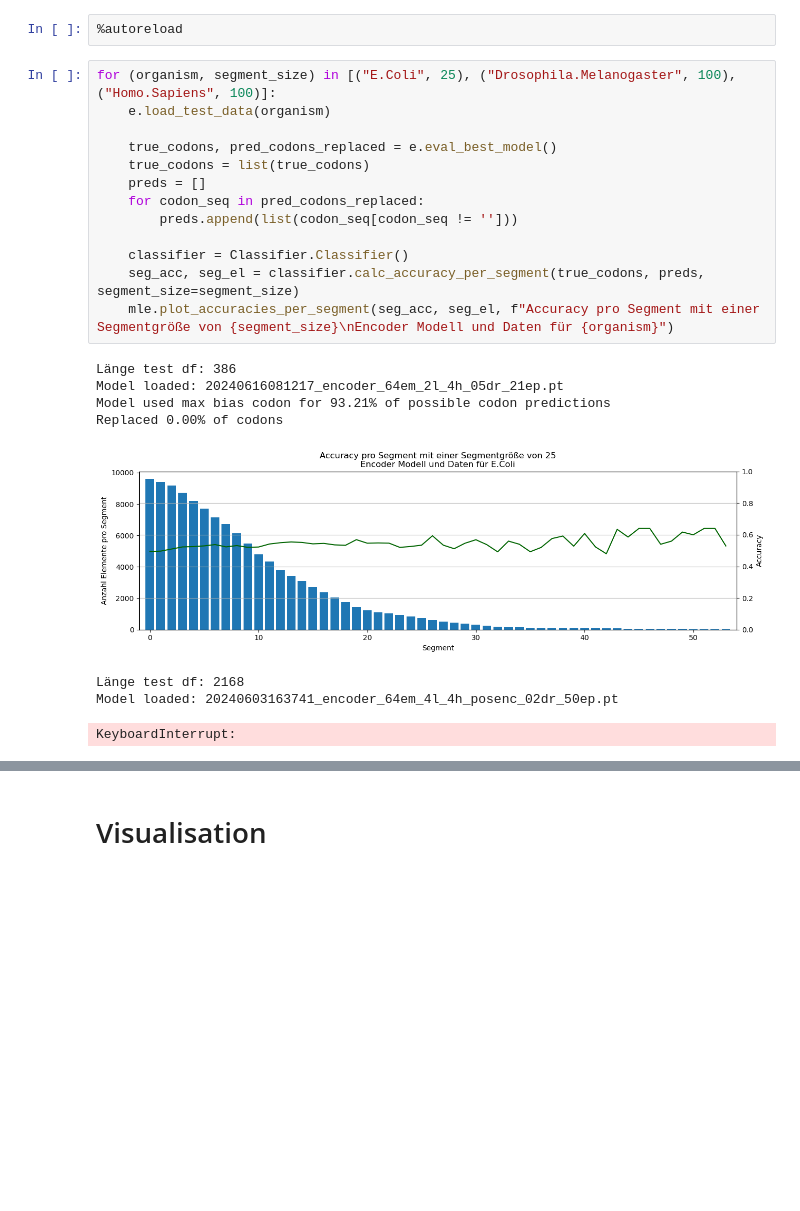
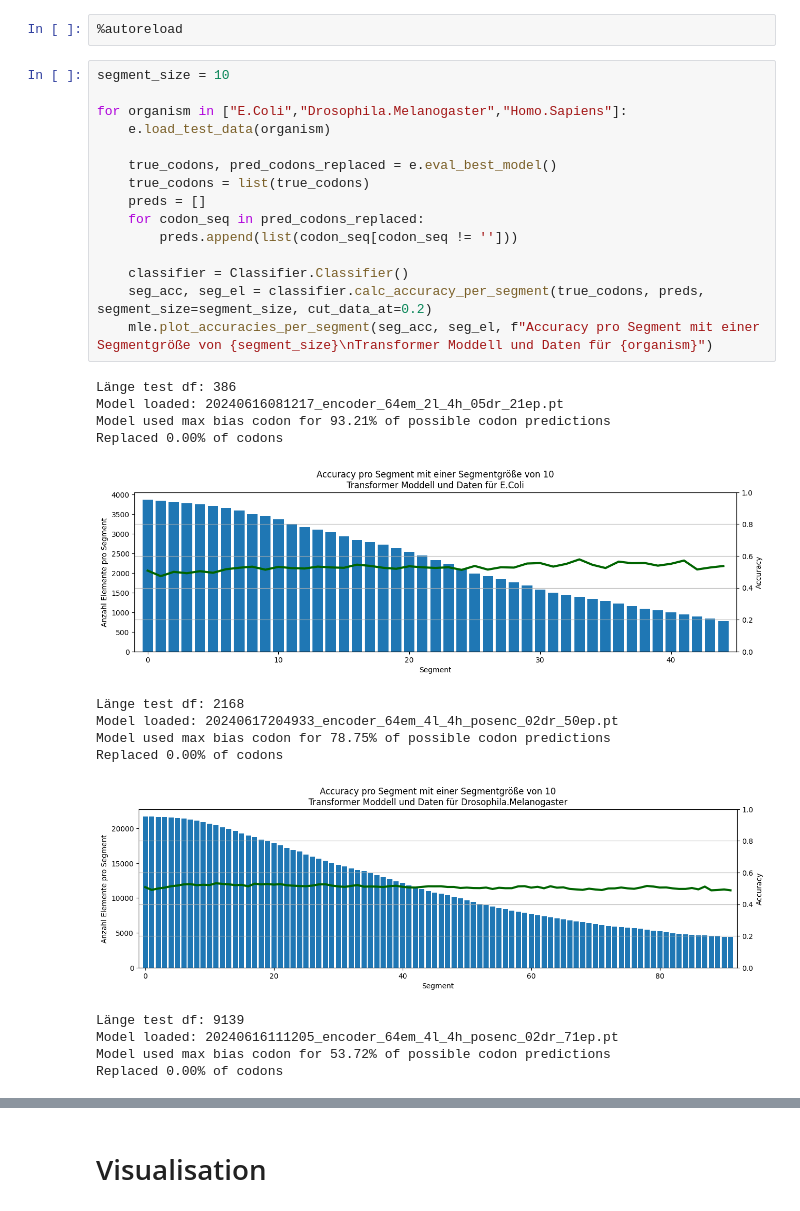
Before and after one commit to maxikuehn/PMDS_Codons, a Jupyter notebook: notebooks/Encoder_Testing.ipynb, the cells around one changed output, grey strips where cells are left out. Saved outputs shown, nothing was run; the diff lists cells and outputs as text; blank space fills up the shorter version.

Commit message:
prepared segment accuracy for encoder and max cub

```diff
--- a/notebooks/Encoder_Testing.ipynb
+++ b/notebooks/Encoder_Testing.ipynb
@@ -415,24 +412,32 @@ Accuracy: 0.4679
 # %%
 %autoreload
 # %%
-for (organism, segment_size) in [("E.Coli", 25), ("Drosophila.Melanogaster", 100), ("Homo.Sapiens", 100)]:
+segment_size = 10
+
+for organism in ["E.Coli","Drosophila.Melanogaster","Homo.Sapiens"]:
     e.load_test_data(organism)
 
     true_codons, pred_codons_replaced = e.eval_best_model()
     true_codons = list(true_codons)
     preds = []
     for codon_seq in pred_codons_replaced:
         preds.append(list(codon_seq[codon_seq != '']))
 
     classifier = Classifier.Classifier()
-    seg_acc, seg_el = classifier.calc_accuracy_per_segment(true_codons, preds, segment_size=segment_size)
-    mle.plot_accuracies_per_segment(seg_acc, seg_el, f"Accuracy pro Segment mit einer Segmentgröße von {segment_size}\nEncoder Modell und Daten für {organism}")
+    seg_acc, seg_el = classifier.calc_accuracy_per_segment(true_codons, preds, segment_size=segment_size, cut_data_at=0.2)
+    mle.plot_accuracies_per_segment(seg_acc, seg_el, f"Accuracy pro Segment mit einer Segmentgröße von {segment_size}\nTransformer Moddell und Daten für {organism}")
 # %% [output]
 Länge test df: 386
 Model loaded: 20240616081217_encoder_64em_2l_4h_05dr_21ep.pt
 Model used max bias codon for 93.21% of possible codon predictions
 Replaced 0.00% of codons
-[figure, old version]
+[figure, new version]
 Länge test df: 2168
-Model loaded: 20240603163741_encoder_64em_4l_4h_posenc_02dr_50ep.pt
+Model loaded: 20240617204933_encoder_64em_4l_4h_posenc_02dr_50ep.pt
+Model used max bias codon for 78.75% of possible codon predictions
+Replaced 0.00% of codons
+[figure, added]
-KeyboardInterrupt:
+Länge test df: 9139
+Model loaded: 20240616111205_encoder_64em_4l_4h_posenc_02dr_71ep.pt
+Model used max bias codon for 53.72% of possible codon predictions
+Replaced 0.00% of codons
```
Also changed, not shown: parts of 2 cells of this notebook, 5 other files.
